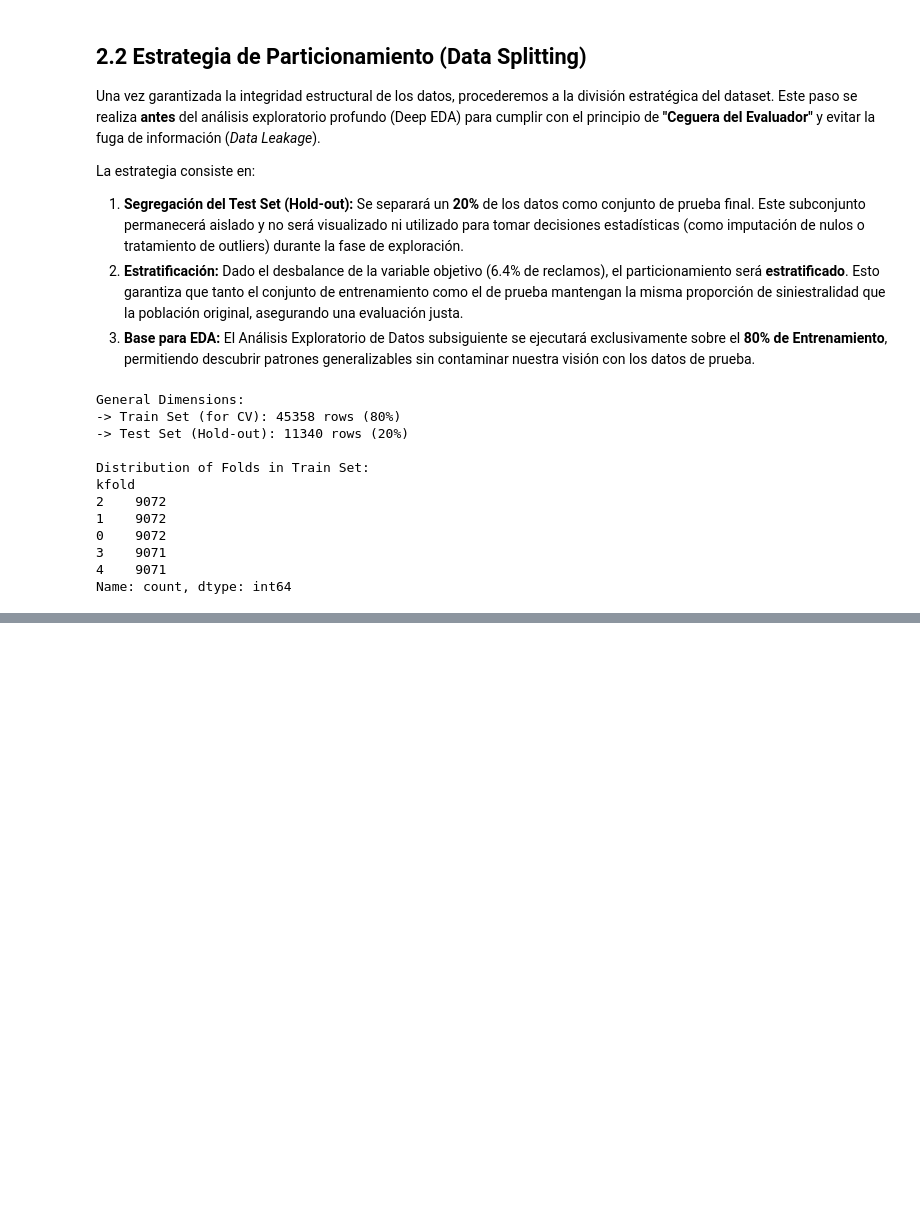
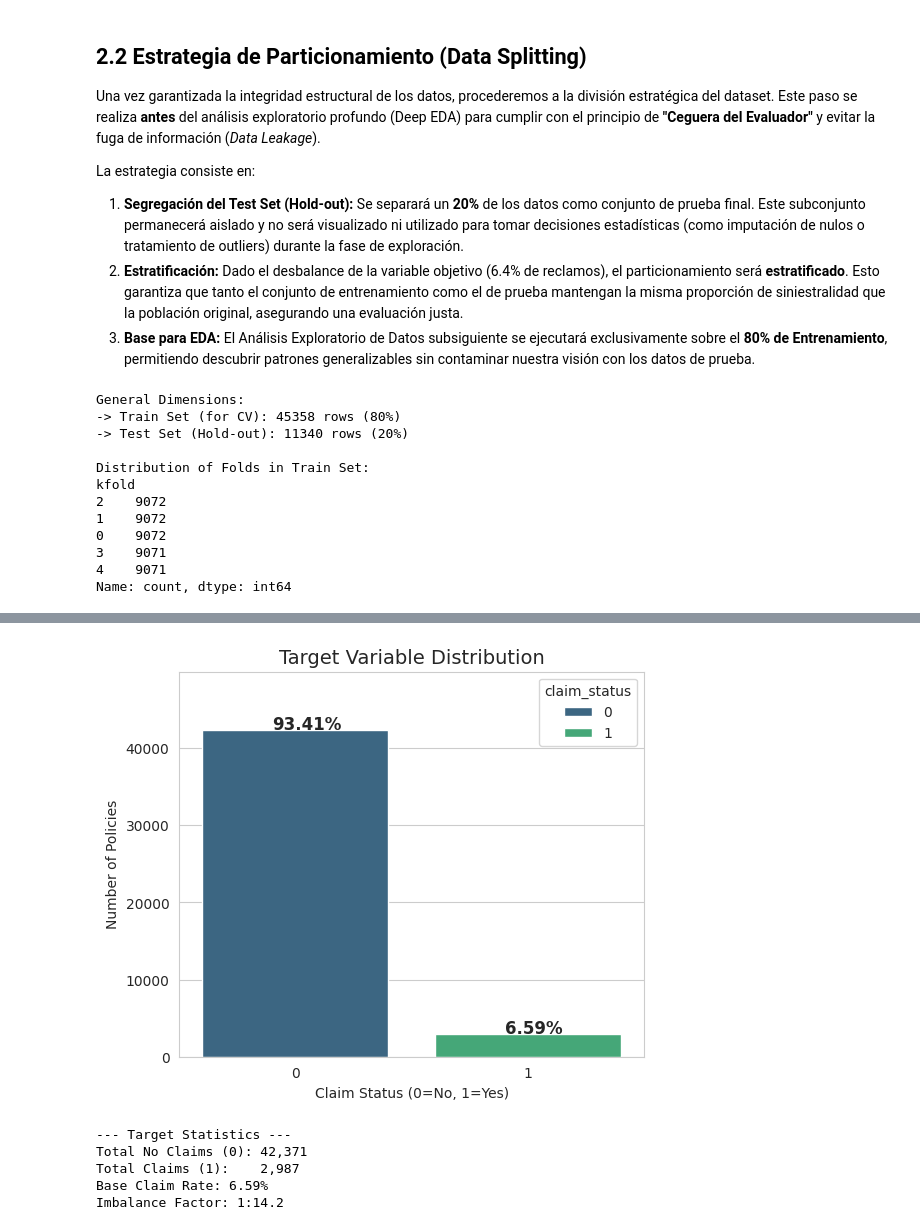
Before and after one commit to juanbaezl/Car-Insurance-Claim, a Jupyter notebook: notebooks/002_data_understanding.ipynb, the cells around one changed output, grey strips where cells are left out. Cells and saved outputs as stored; diff of their text form; code cells hidden in the pictures; blank space fills up the shorter version.

Commit message:
Data understandig with visuals and explanation of future feature engineering

```diff
--- a/notebooks/002_data_understanding.ipynb
+++ b/notebooks/002_data_understanding.ipynb
@@ -20,11 +23,11 @@ import matplotlib.pyplot as plt
 import pandas as pd
 import seaborn as sns
 from sklearn.model_selection import StratifiedKFold, train_test_split
-# %%
-# Visuals
-sns.set_style("whitegrid")
-plt.rcParams["figure.figsize"] = (12, 6)
-warnings.filterwarnings("ignore")
+# %%
+# visuals
+sns.set_style("whitegrid")
+plt.rcParams["figure.figsize"] = (10, 6)
+warnings.filterwarnings("ignore")
 # %%
 # Routes
 DATA_PATH = Path("../data")
@@ -354,0 +409,45 @@ Name: count, dtype: int64
+# %%
+def analyze_target_distribution(df, target="claim_status"):
+    """
+    Visualizes and computes statistics for the target variable distribution.
+    """
+    plt.figure(figsize=(6, 5))
+
+    # Count plot
+    ax = sns.countplot(x=target, data=df, palette="viridis", hue=target)
+
+    # Percentage annotations
+    total = len(df)
+    for p in ax.patches:
+        percentage = f"{100 * p.get_height() / total:.2f}%"
+        x = p.get_x() + p.get_width() / 2 - 0.1
+        y = p.get_height() + 100
+        ax.annotate(
+            percentage, (x, y), size=12, weight="bold"
+        ) if percentage != "0.00%" else None
+
+    plt.title("Target Variable Distribution", fontsize=14)
+    plt.xlabel("Claim Status (0=No, 1=Yes)")
+    plt.ylabel("Number of Policies")
+    plt.ylim(0, total * 1.1)
+    plt.show()
+
+    # Exact numerical calculation
+    counts = df[target].value_counts()
+    ratio = df[target].value_counts(normalize=True)[1] * 100
+
+    print("--- Target Statistics ---")
+    print(f"Total No Claims (0): {counts[0]:,}")
+    print(f"Total Claims (1):    {counts[1]:,}")
+    print(f"Base Claim Rate: {ratio:.2f}%")
+    print(f"Imbalance Factor: 1:{round(counts[0] / counts[1], 1)}")
+
+
+analyze_target_distribution(train_df)
+# %% [output]
+[figure, added]
+--- Target Statistics ---
+Total No Claims (0): 42,371
+Total Claims (1):    2,987
+Base Claim Rate: 6.59%
+Imbalance Factor: 1:14.2
```
Also changed, not shown: parts of 17 cells of this notebook, 3 other files.
